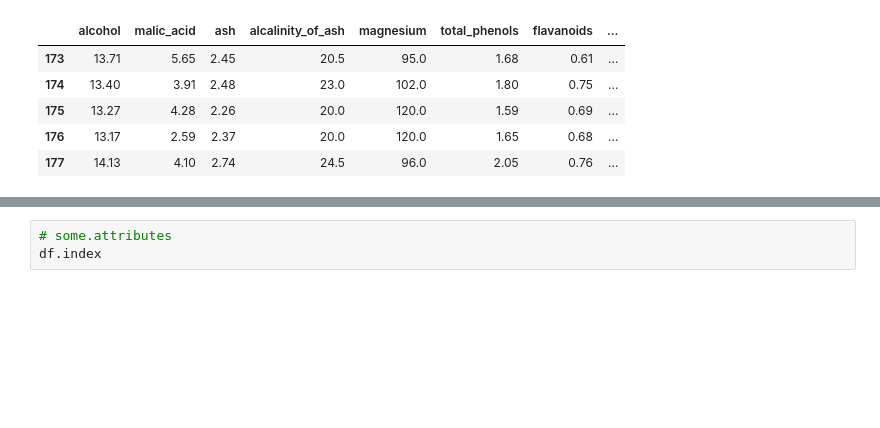
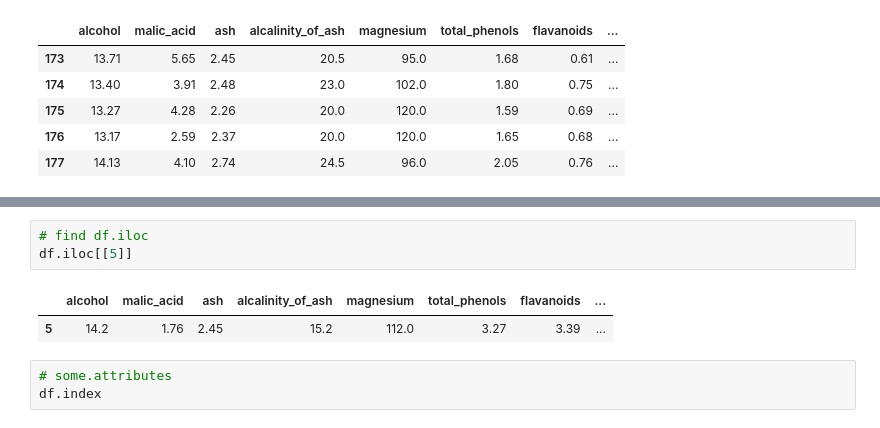
Before and after one commit to caroline-gitari/dsc-accessing-data-with-pandas, a Jupyter notebook: index.ipynb, the cells around one changed output, grey strips where cells are left out. Cells and saved outputs as stored; diff of their text form; blank space fills up the shorter version.

```diff
--- a/index.ipynb
+++ b/index.ipynb
@@ -210,3 +312,9 @@ SyntaxError: invalid syntax (610943592.py, line 1)
+# %%
+# find df.iloc
+df.iloc[[5]]
+# %% [output]
+|  | alcohol | malic_acid | ash | alcalinity_of_ash | magnesium | total_phenols | flavanoids | ... |
+| 5 | 14.2 | 1.76 | 2.45 | 15.2 | 112.0 | 3.27 | 3.39 | ... |
 # %%
 # some.attributes
 df.index
```
Also changed, not shown: parts of 11 cells of this notebook.
